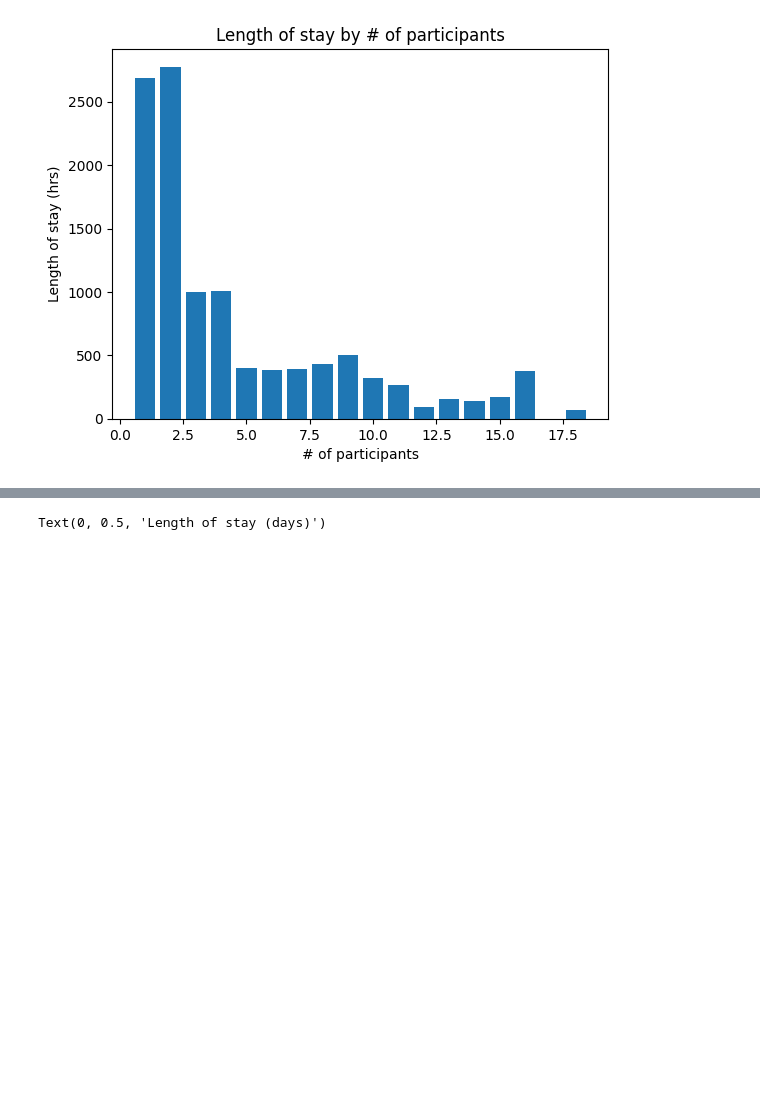
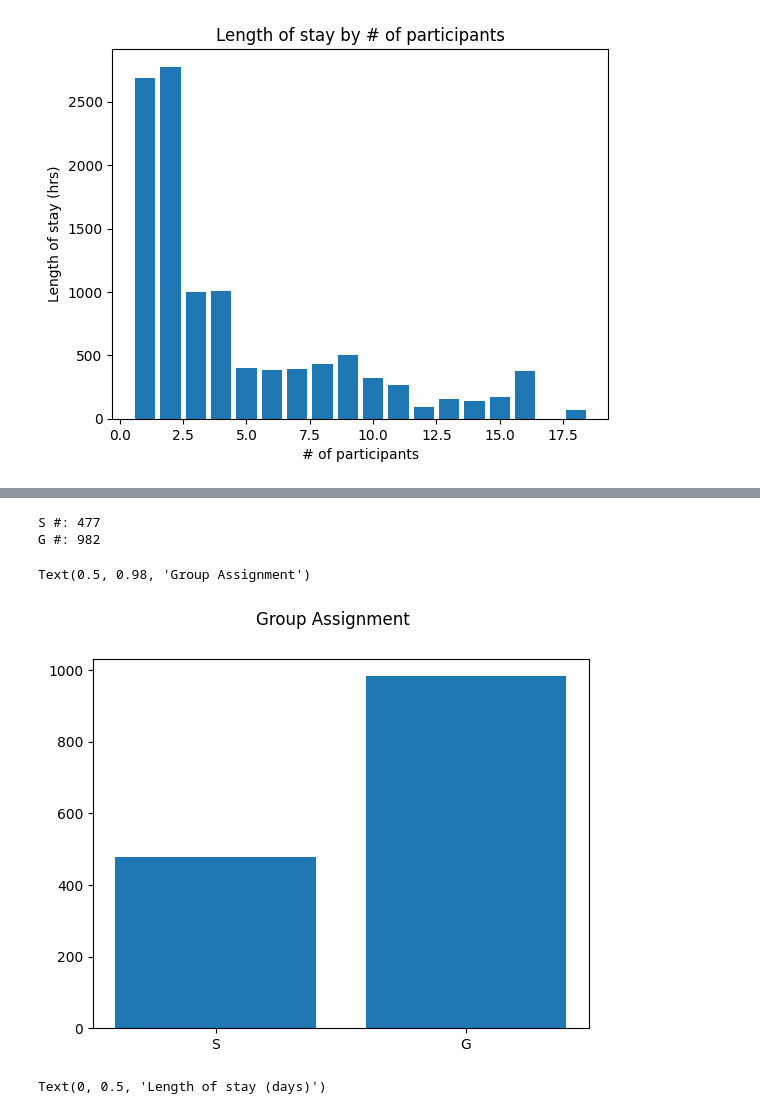
Before and after one commit to Precision-MD/precisionMD-model, a Jupyter notebook: EDA/EDA.ipynb, the cells around one changed output, grey strips where cells are left out. Saved outputs shown, nothing was run; the diff lists cells and outputs as text; code cells hidden in the pictures; blank space fills up the shorter version.

```diff
--- a/EDA/EDA.ipynb
+++ b/EDA/EDA.ipynb
@@ -118,3 +127,23 @@ Text(0.5, 1.0, 'Length of stay by # of participants')
+# %%
+# Group S vs Group G
+grp_S = (df['Assignment'] == 'S').sum() # standard therapy
+grp_G = (df['Assignment'] == 'G').sum() # genomic-guided therapy
+
+print("S #: " + str(grp_S))
+print("G #: " + str(grp_G))
+data = {'S': grp_S, 'G': grp_G}
+
+names = list(data.keys())
+values = list(data.values())
+
+fig, axs = plt.subplots()
+axs.bar(names, values)
+fig.suptitle('Group Assignment')
+# %% [output]
+S #: 477
+G #: 982
+Text(0.5, 0.98, 'Group Assignment')
+[figure, added]
 # %%
 plt.scatter([float(y) for y in df["ID"]], [float(y) for y in df["LOS"]])
 plt.xlabel("Patient ID")
```
Also changed, not shown: parts of 1 cell of this notebook.
